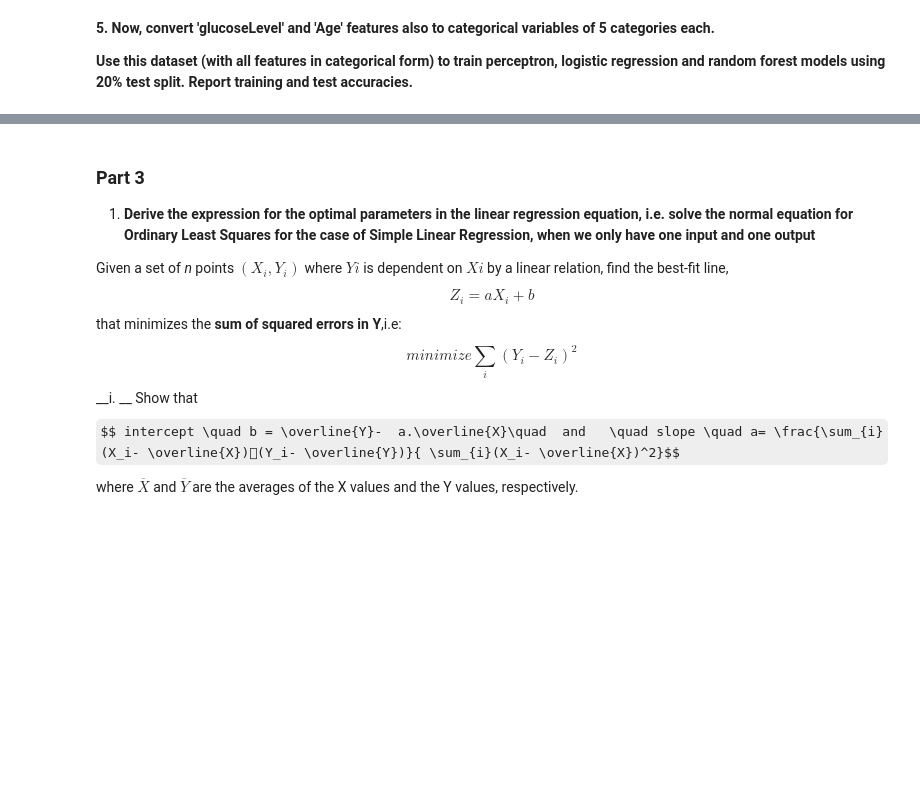
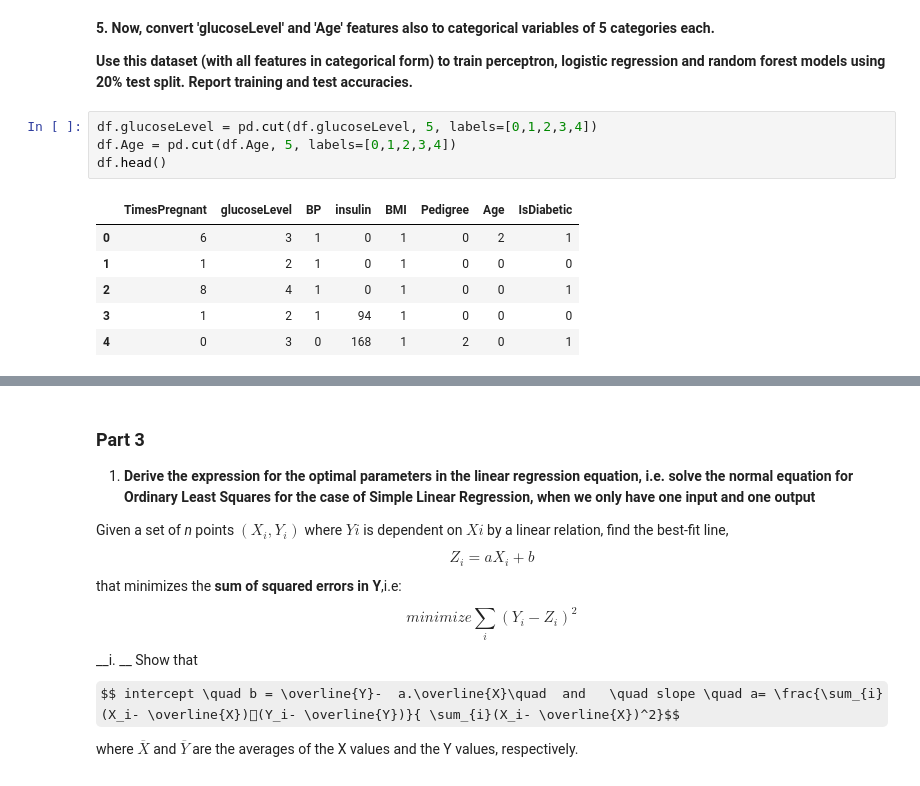
Before and after one commit to AshisGhosh/ashisghosh_data_x_s18, a Jupyter notebook: hw/hw2/hw2_regression_classification_webscraping_v2-1.ipynb, the cells around one changed output, grey strips where cells are left out. Saved outputs shown, nothing was run; the diff lists cells and outputs as text; some formulas as TeX source; blank space fills up the shorter version.

```diff
--- a/hw/hw2/hw2_regression_classification_webscraping_v2-1.ipynb
+++ b/hw/hw2/hw2_regression_classification_webscraping_v2-1.ipynb
@@ -252,3 +517,14 @@ Refer to how we guessed age in the titanic notebook in the class.
 __5. Now, convert 'glucoseLevel' and 'Age' features also to categorical variables of 5 categories each.__
 
 __Use this dataset (with all features in categorical form) to train perceptron, logistic regression and random forest models using 20% test split. Report training and test accuracies.__
+# %%
+df.glucoseLevel = pd.cut(df.glucoseLevel, 5, labels=[0,1,2,3,4])
+df.Age = pd.cut(df.Age, 5, labels=[0,1,2,3,4])
+df.head()
+# %% [output]
+|  | TimesPregnant | glucoseLevel | BP | insulin | BMI | Pedigree | Age | IsDiabetic |
+| 0 | 6 | 3 | 1 | 0 | 1 | 0 | 2 | 1 |
+| 1 | 1 | 2 | 1 | 0 | 1 | 0 | 0 | 0 |
+| 2 | 8 | 4 | 1 | 0 | 1 | 0 | 0 | 1 |
+| 3 | 1 | 2 | 1 | 94 | 1 | 0 | 0 | 0 |
+| 4 | 0 | 3 | 0 | 168 | 1 | 2 | 0 | 1 |
```
Also changed, not shown: parts of 15 cells of this notebook.
